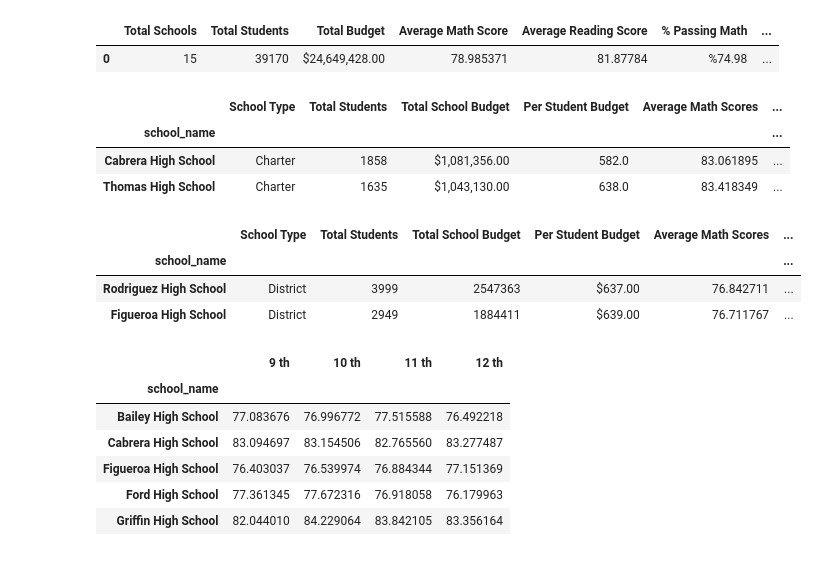
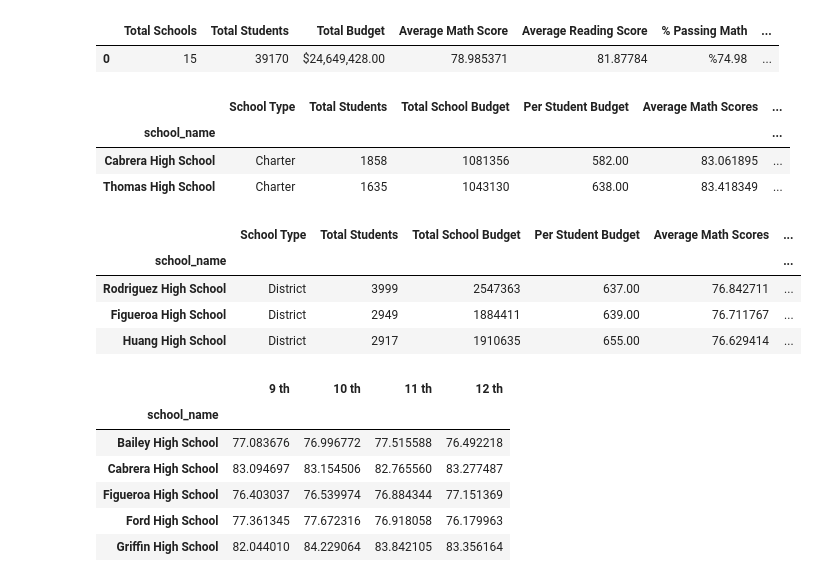
Before and after one commit to ramosconde/05-Matplotlib, a Jupyter notebook: 4-Numpy-Pandas Homework/Numpy_Pandas_Homework.ipynb, the cells around one changed output. Saved outputs shown, nothing was run; the diff lists cells and outputs as text; code cells hidden in the pictures.

```diff
--- a/4-Numpy-Pandas Homework/Numpy_Pandas_Homework.ipynb
+++ b/4-Numpy-Pandas Homework/Numpy_Pandas_Homework.ipynb
@@ -116,8 +116,8 @@ high_df = pd.DataFrame(schools_summary_table)
 
 high_df1 = high_df.sort_values(by=['% Overall Passing Rate'], ascending=False)
 
-high_df1['Total School Budget'] = high_df1['Total School Budget'].map('${:,.2f}'.format)
-#high_df1['Per Student Budget'] = high_df1['Per Student Budget'].map('${:,.2f}'.format)
+#high_df1['Total School Budget'] = high_df1['Total School Budget'].map('${:,.2f}'.format)
+high_df1['Per Student Budget'] = high_df1['Per Student Budget'].map('{:,.2f}'.format)
 high_df1['% Passing Math'] = high_df1['% Passing Math'].map('%{:,.2f}'.format)
 high_df1['% Passing Reading'] = high_df1['% Passing Reading'].map('%{:,.2f}'.format)
 high_df1['% Overall Passing Rate'] = high_df1['% Overall Passing Rate'].map('%{:,.2f}'.format)
@@ -126,35 +126,36 @@ high_df1.head(2)
 # %% [output]
 |  | School Type | Total Students | Total School Budget | Per Student Budget | Average Math Scores | ... |
 | school_name |  |  |  |  |  | ... |
-| Cabrera High School | Charter | 1858 | $1,081,356.00 | 582.0 | 83.061895 | ... |
-| Thomas High School | Charter | 1635 | $1,043,130.00 | 638.0 | 83.418349 | ... |
+| Cabrera High School | Charter | 1858 | 1081356 | 582.00 | 83.061895 | ... |
+| Thomas High School | Charter | 1635 | 1043130 | 638.00 | 83.418349 | ... |
 # %%
 #************************************************************************************************PER SCHOOL FROM LOWEST
 schools_summary_table = pd.DataFrame({"School Type": school_type,
                                     "Total Students": school_counts,
                                      "Total School Budget": school_budgets,
                                      "Per Student Budget": per_student_budget,
                                      "Average Math Scores": avg_math_scores,
                                      "Average Reading Scores": avg_reading_scores,
                                      "% Passing Math": high_test_math,
                                      "% Passing Reading": high_test_reading,
                                      "% Overall Passing Rate": high_overall_pass_rate})
 
 low_df = pd.DataFrame(schools_summary_table)
 low_df1 = low_df.sort_values(by=['% Overall Passing Rate'], ascending=True)
 
-#low_df1['Total School Budget'] = low_df1['Total School Budget'].map('${:,.2f}'.format)
-low_df1['Per Student Budget'] = low_df1['Per Student Budget'].map('${:,.2f}'.format)
+# low_df1['Total School Budget'] = low_df1['Total School Budget'].map('${:,.2f}'.format)
+low_df1['Per Student Budget'] = low_df1['Per Student Budget'].map('{:.2f}'.format)
 low_df1['% Passing Math'] = low_df1['% Passing Math'].map('%{:,.2f}'.format)
 low_df1['% Passing Reading'] = low_df1['% Passing Reading'].map('%{:,.2f}'.format)
 low_df1['% Overall Passing Rate'] = low_df1['% Overall Passing Rate'].map('%{:,.2f}'.format)
 
-low_df1.head(2)
+low_df1.head(3)
 # %% [output]
 |  | School Type | Total Students | Total School Budget | Per Student Budget | Average Math Scores | ... |
 | school_name |  |  |  |  |  | ... |
-| Rodriguez High School | District | 3999 | 2547363 | $637.00 | 76.842711 | ... |
-| Figueroa High School | District | 2949 | 1884411 | $639.00 | 76.711767 | ... |
+| Rodriguez High School | District | 3999 | 2547363 | 637.00 | 76.842711 | ... |
+| Figueroa High School | District | 2949 | 1884411 | 639.00 | 76.711767 | ... |
+| Huang High School | District | 2917 | 1910635 | 655.00 | 76.629414 | ... |
 # %%
 #Math scores by GRADE
 #************************************************************************************************MATH SCORES BY GRADE
```
